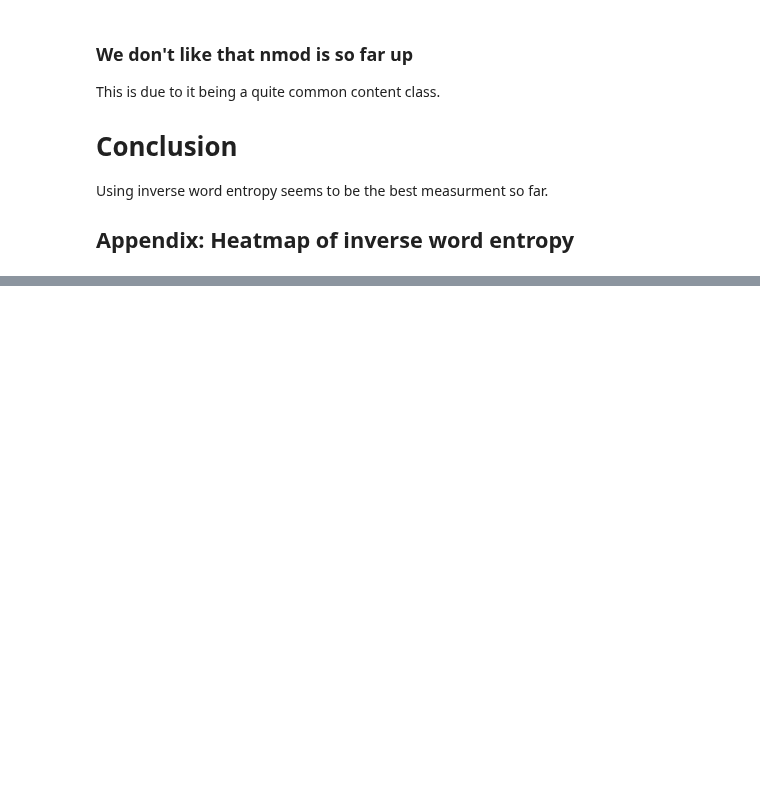
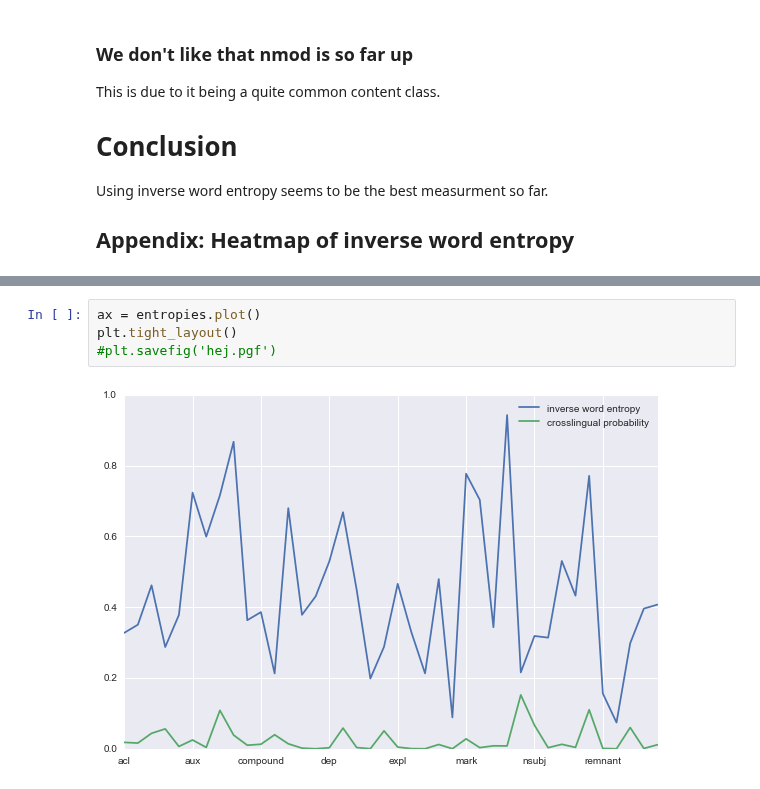
Before and after one commit to jimmycallin/udeval, a Jupyter notebook: notebooks/8. Measuring degree of functionality.ipynb, the cells around one changed output, grey strips where cells are left out. Drawn from its saved outputs; the diff is of its cells as text; blank space fills up the shorter version.

```diff
--- a/notebooks/8. Measuring degree of functionality.ipynb
+++ b/notebooks/8. Measuring degree of functionality.ipynb
@@ -221,0 +213,6 @@ sns.heatmap(lang_iwe(gold_files))
+# %%
+ax = entropies.plot()
+plt.tight_layout()
+#plt.savefig('hej.pgf')
+# %% [output]
+[figure, added]
```
Also changed, not shown: parts of 9 cells of this notebook, 5 other files.
